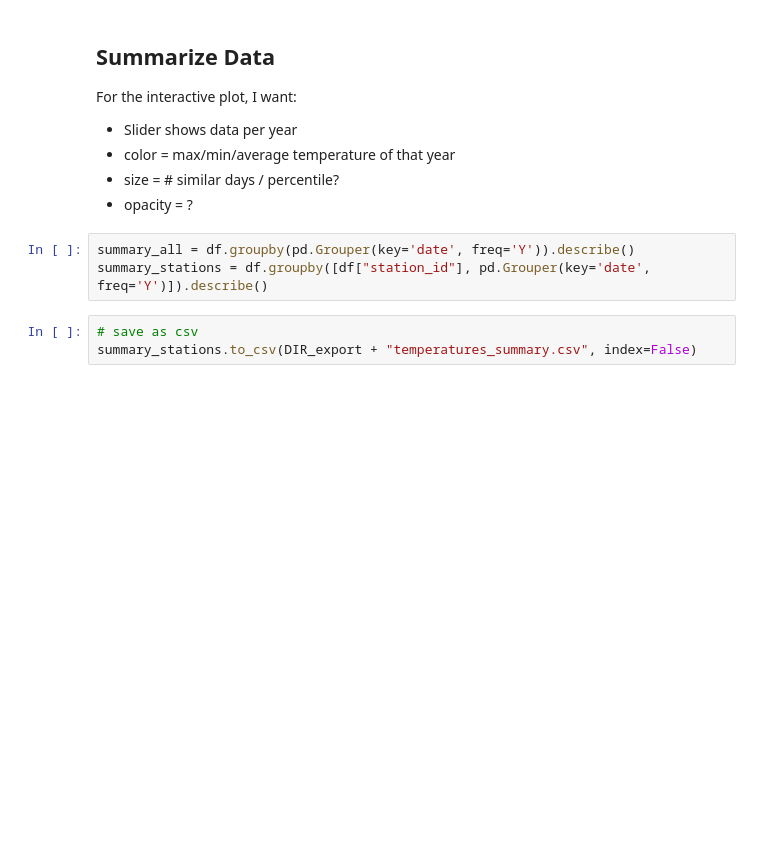
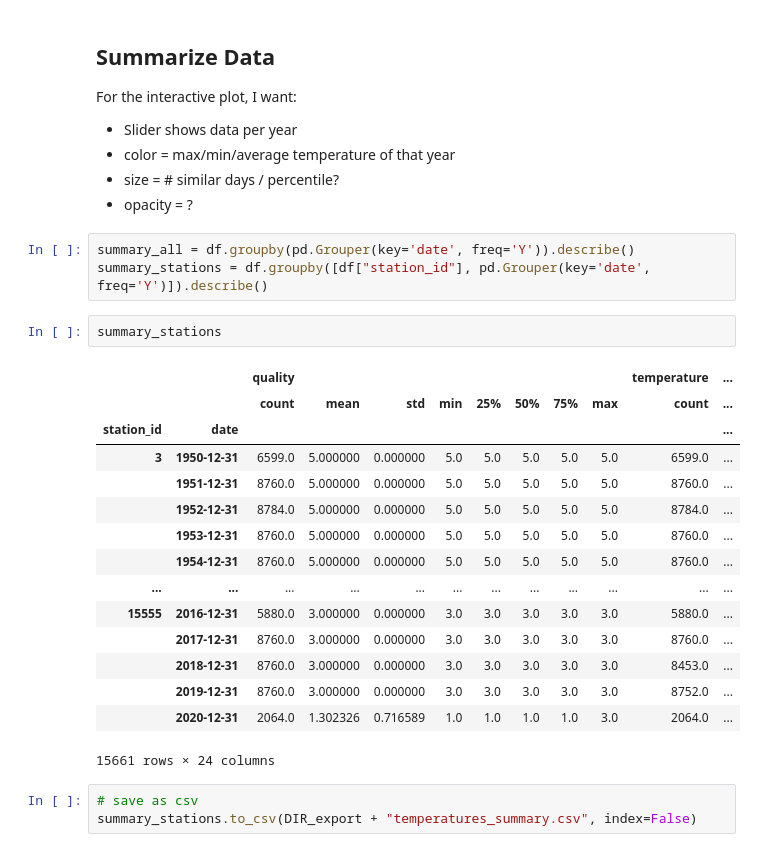
Before and after one commit to fynnwi/dwd_data, a Jupyter notebook: hourly_temp_humidity.ipynb, the cells around one changed output. Cells and saved outputs as stored; diff of their text form; blank space fills up the shorter version.

```diff
--- a/hourly_temp_humidity.ipynb
+++ b/hourly_temp_humidity.ipynb
@@ -389,6 +389,24 @@ For the interactive plot, I want:
 # %%
 summary_all = df.groupby(pd.Grouper(key='date', freq='Y')).describe()
 summary_stations = df.groupby([df["station_id"], pd.Grouper(key='date', freq='Y')]).describe()
+# %%
+summary_stations
+# %% [output]
+|  |  | quality |  |  |  |  |  |  |  | temperature | ... |
+|  |  | count | mean | std | min | 25% | 50% | 75% | max | count | ... |
+| station_id | date |  |  |  |  |  |  |  |  |  | ... |
+| 3 | 1950-12-31 | 6599.0 | 5.000000 | 0.000000 | 5.0 | 5.0 | 5.0 | 5.0 | 5.0 | 6599.0 | ... |
+|  | 1951-12-31 | 8760.0 | 5.000000 | 0.000000 | 5.0 | 5.0 | 5.0 | 5.0 | 5.0 | 8760.0 | ... |
+|  | 1952-12-31 | 8784.0 | 5.000000 | 0.000000 | 5.0 | 5.0 | 5.0 | 5.0 | 5.0 | 8784.0 | ... |
+|  | 1953-12-31 | 8760.0 | 5.000000 | 0.000000 | 5.0 | 5.0 | 5.0 | 5.0 | 5.0 | 8760.0 | ... |
+|  | 1954-12-31 | 8760.0 | 5.000000 | 0.000000 | 5.0 | 5.0 | 5.0 | 5.0 | 5.0 | 8760.0 | ... |
+| ... | ... | ... | ... | ... | ... | ... | ... | ... | ... | ... | ... |
+| 15555 | 2016-12-31 | 5880.0 | 3.000000 | 0.000000 | 3.0 | 3.0 | 3.0 | 3.0 | 3.0 | 5880.0 | ... |
+|  | 2017-12-31 | 8760.0 | 3.000000 | 0.000000 | 3.0 | 3.0 | 3.0 | 3.0 | 3.0 | 8760.0 | ... |
+|  | 2018-12-31 | 8760.0 | 3.000000 | 0.000000 | 3.0 | 3.0 | 3.0 | 3.0 | 3.0 | 8453.0 | ... |
+|  | 2019-12-31 | 8760.0 | 3.000000 | 0.000000 | 3.0 | 3.0 | 3.0 | 3.0 | 3.0 | 8752.0 | ... |
+|  | 2020-12-31 | 2064.0 | 1.302326 | 0.716589 | 1.0 | 1.0 | 1.0 | 1.0 | 3.0 | 2064.0 | ... |
+15661 rows × 24 columns
 # %%
 # save as csv
 summary_stations.to_csv(DIR_export + "temperatures_summary.csv", index=False)
```
Also changed, not shown: 1 other file.
